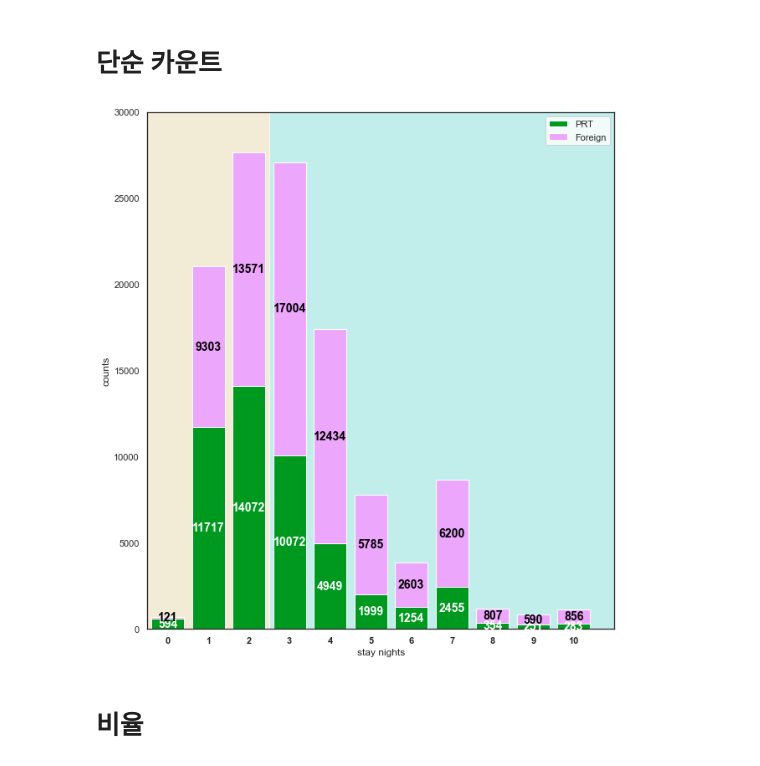
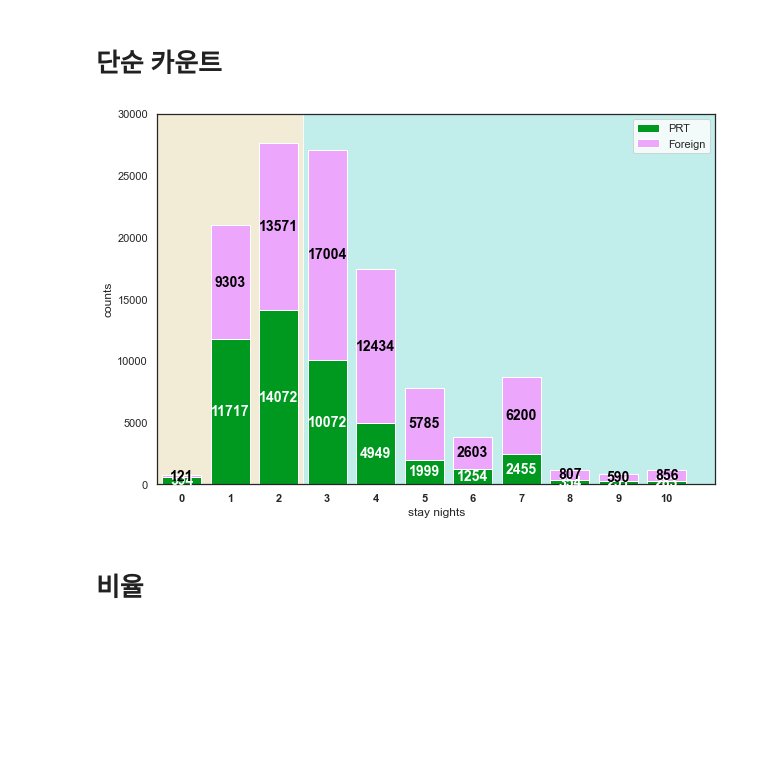
Before and after one commit to ABizCho/py_machineLearning, a Jupyter notebook: Assignment_Group/ML_group_project/ML_group_project_EDA.ipynb, the cells around one changed output. Drawn from its saved outputs; the diff is of its cells as text; code cells hidden in the pictures; blank space fills up the shorter version.

Commit message:
Graphs updated

```diff
--- a/Assignment_Group/ML_group_project/ML_group_project_EDA.ipynb
+++ b/Assignment_Group/ML_group_project/ML_group_project_EDA.ipynb
@@ -557,7 +557,7 @@ r = range(len(x_totalNights))
 # barWidth = 1
 
 '''plot bars'''
-fig = plt.figure(figsize=(10,25))
+fig = plt.figure(figsize=(10,15))
 ax_back = fig.add_subplot(2,1,1)
 ax_back.axvspan(-0.5, 2.5, facecolor='#ede3c5', alpha=0.7)
 ax_back.axvspan(2.5, 20, facecolor='#a7e7e3', alpha=0.7)
@@ -570,34 +570,34 @@ ax2 = plt.bar(r, s2_foreign, bottom=np.array(s1_PRT), color=colors[1], edgecolor
               label='Foreign')
 
 
 plt.legend()
 
 # Custom X axis
 plt.xticks(r, x_totalNights, fontweight='bold')
 plt.xlabel('stay nights')
 plt.ylabel("counts")
 
 ax_back.set_xlim([-0.5,11])
 ax_back.set_ylim([0,30000])
 
 '''###'''
 # fig = plt.figure(figsize=(19,20))
 # ax3 = fig.add_subplot(2,1,1)
 
 # # axes1
 # ax1.axvspan(0, 4.5, facecolor='green', alpha=0.7)
 # ax1.axvspan(4.5, 22, facecolor='yellow', alpha=0.7)
 '''###'''
 
 for r1, r2 in zip(ax1, ax2):
     h1 = r1.get_height()
     h2 = r2.get_height()
 
     plt.text(r1.get_x() + r1.get_width() / 2., h1 / 2., "%d" % h1, ha="center", va="center", color="white", fontsize=14, fontweight="bold")
     plt.text(r2.get_x() + r2.get_width() / 2., h1 + h2 / 2., "%d" % h2, ha="center", va="center", color="black", fontsize=14, fontweight="bold")
 plt.show()
 # %% [output]
-[figure, old version]
+[figure, new version]
 # %% [markdown]
 # 비율
 # %%
```
Also changed, not shown: parts of 4 cells of this notebook.
